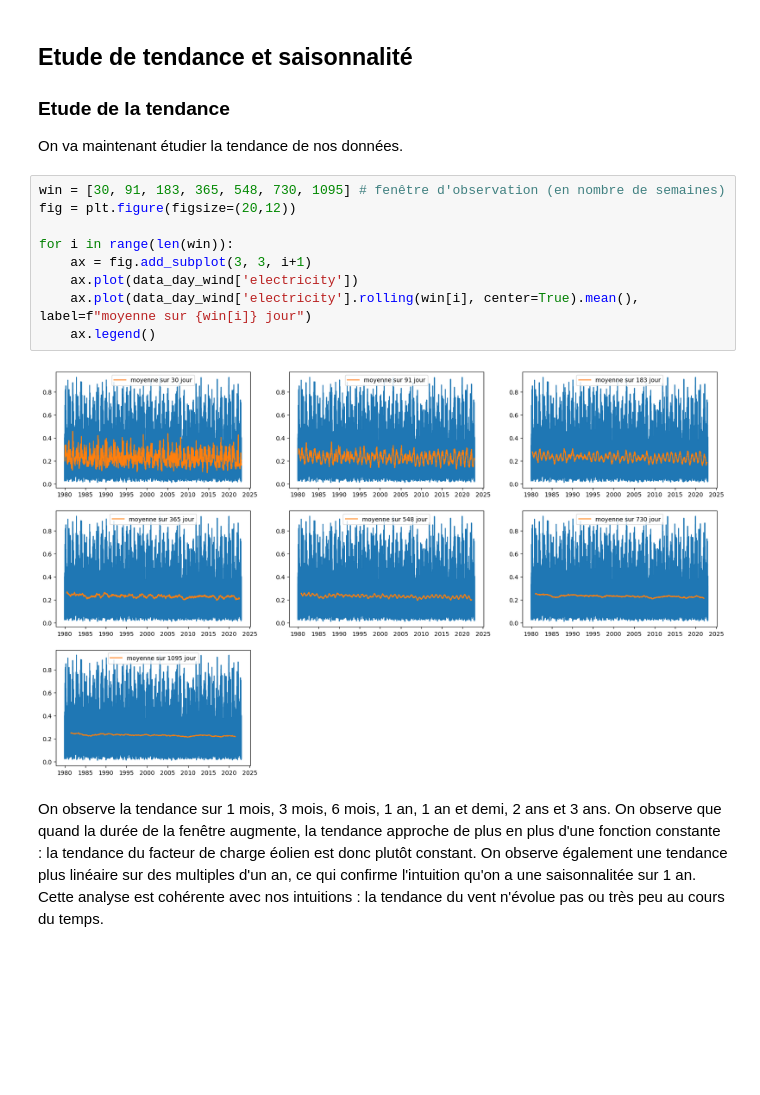
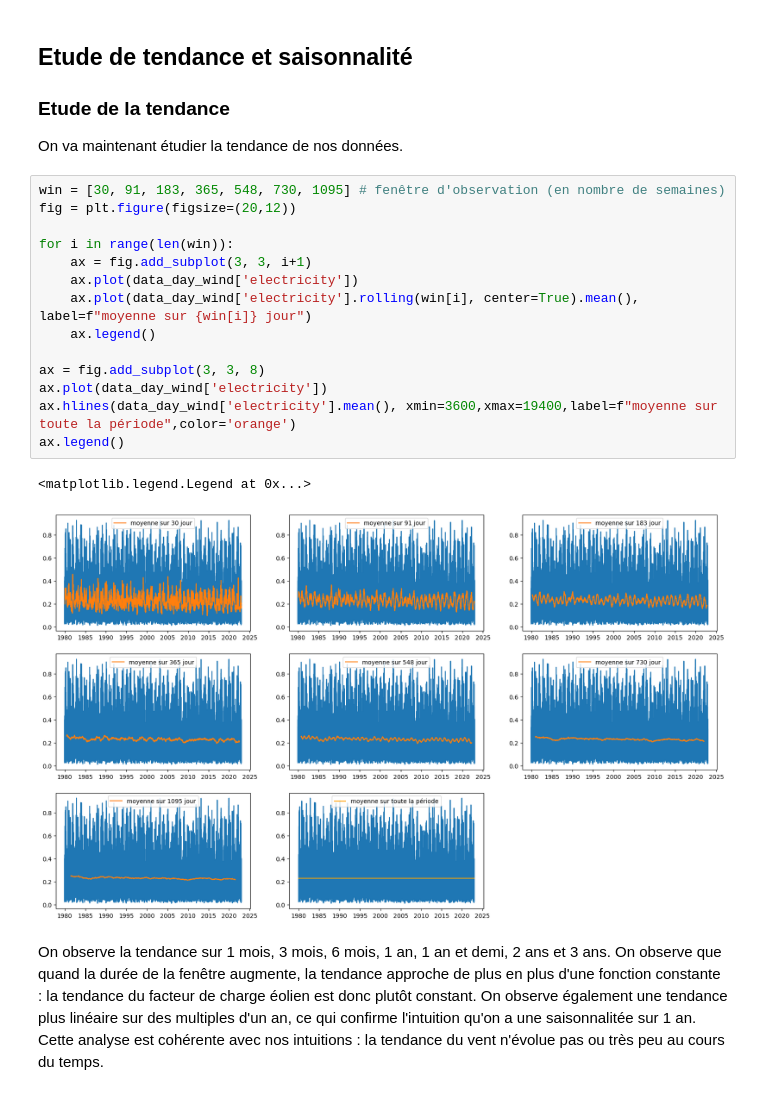
Before and after one commit to dpiot14/Project-4th-year, a Jupyter notebook: wind_Toulouse.ipynb, the cells around one changed output. Cells and saved outputs as stored; diff of their text form; blank space fills up the shorter version.

Commit message:
Ajout moyenne tendance

```diff
--- a/wind_Toulouse.ipynb
+++ b/wind_Toulouse.ipynb
@@ -98,14 +98,20 @@ On va maintenant étudier la tendance de nos données.
 # %%
 win = [30, 91, 183, 365, 548, 730, 1095] # fenêtre d'observation (en nombre de semaines)
 fig = plt.figure(figsize=(20,12))
 
 for i in range(len(win)):
     ax = fig.add_subplot(3, 3, i+1)
     ax.plot(data_day_wind['electricity'])
     ax.plot(data_day_wind['electricity'].rolling(win[i], center=True).mean(), label=f"moyenne sur {win[i]} jour")
     ax.legend()
+
+ax = fig.add_subplot(3, 3, 8)
+ax.plot(data_day_wind['electricity'])
+ax.hlines(data_day_wind['electricity'].mean(), xmin=3600,xmax=19400,label=f"moyenne sur toute la période",color='orange')
+ax.legend()
 # %% [output]
+<matplotlib.legend.Legend at 0x...>
-[figure, old version]
+[figure, new version]
 # %% [markdown]
 On observe la tendance sur 1 mois, 3 mois, 6 mois, 1 an, 1 an et demi, 2 ans et 3 ans. On observe que quand la durée de la fenêtre augmente, la tendance approche de plus en plus d'une fonction constante : la tendance du facteur de charge éolien est donc plutôt constant. On observe également une tendance plus linéaire sur des multiples d'un an, ce qui confirme l'intuition qu'on a une saisonnalitée sur 1 an.
 Cette analyse est cohérente avec nos intuitions : la tendance du vent n'évolue pas ou très peu au cours du temps.
```
